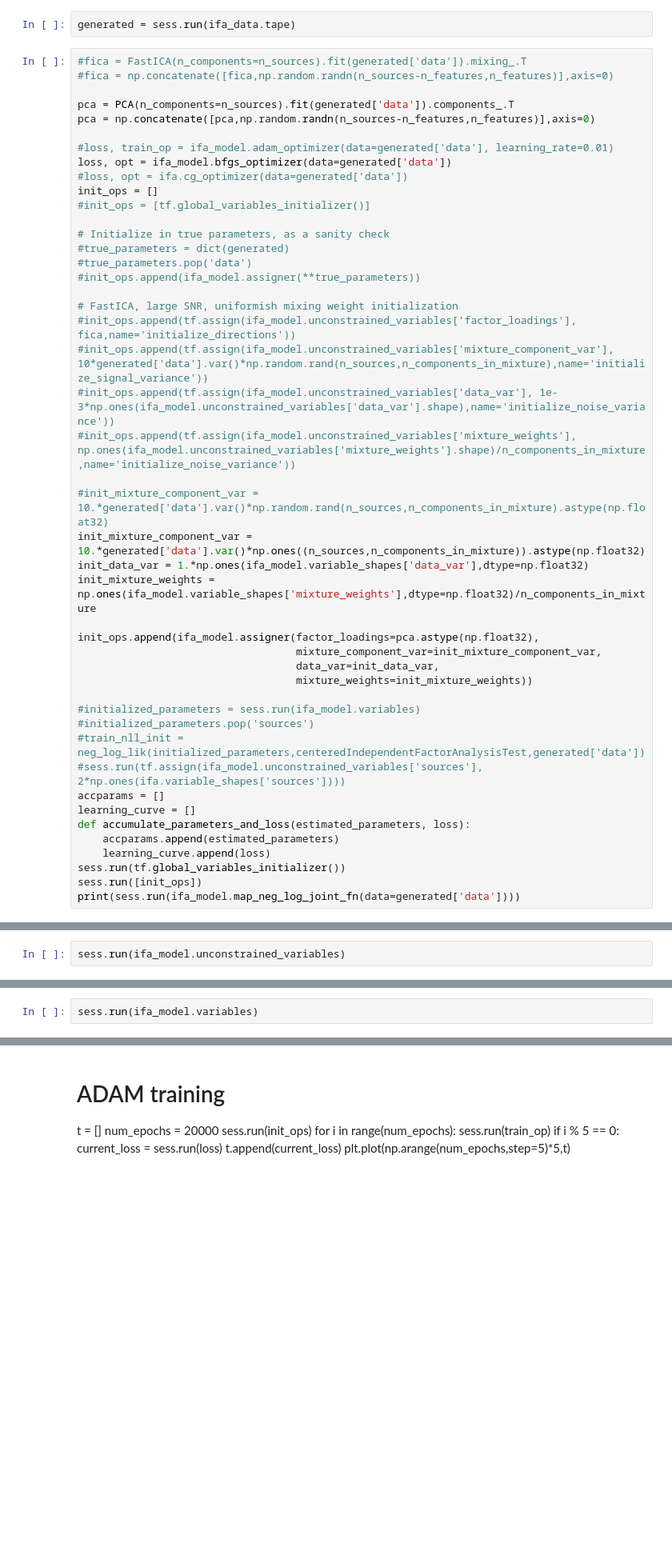
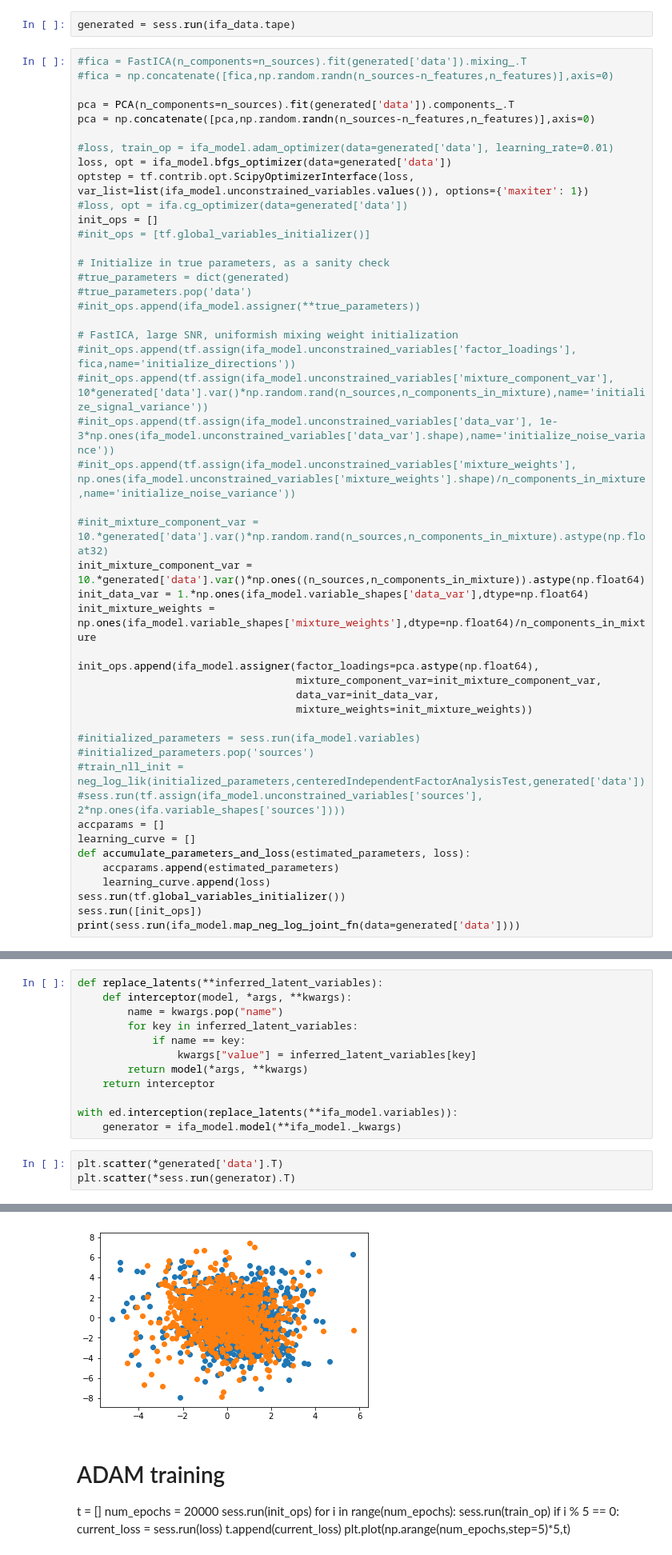
Before and after one commit to deoxyribose/FactOrCluster, a Jupyter notebook: notebooks/cifa_validation.ipynb, the cells around one changed output, grey strips where cells are left out. Shown at 80% size. Saved outputs shown, nothing was run; the diff lists cells and outputs as text; blank space fills up the shorter version.

Commit message:
Replaced test functions with an interceptor function in mapper

```diff
--- a/notebooks/cifa_validation.ipynb
+++ b/notebooks/cifa_validation.ipynb
@@ -46,6 +45,7 @@ pca = np.concatenate([pca,np.random.randn(n_sources-n_features,n_features)],axis
 
 #loss, train_op = ifa_model.adam_optimizer(data=generated['data'], learning_rate=0.01)
 loss, opt = ifa_model.bfgs_optimizer(data=generated['data'])
+optstep = tf.contrib.opt.ScipyOptimizerInterface(loss, var_list=list(ifa_model.unconstrained_variables.values()), options={'maxiter': 1})
 #loss, opt = ifa.cg_optimizer(data=generated['data'])
 init_ops = []
 #init_ops = [tf.global_variables_initializer()]
@@ -62,11 +62,11 @@ init_ops = []
 #init_ops.append(tf.assign(ifa_model.unconstrained_variables['mixture_weights'], np.ones(ifa_model.unconstrained_variables['mixture_weights'].shape)/n_components_in_mixture,name='initialize_noise_variance'))
 
 #init_mixture_component_var = 10.*generated['data'].var()*np.random.rand(n_sources,n_components_in_mixture).astype(np.float32)
-init_mixture_component_var = 10.*generated['data'].var()*np.ones((n_sources,n_components_in_mixture)).astype(np.float32)
-init_data_var = 1.*np.ones(ifa_model.variable_shapes['data_var'],dtype=np.float32)
-init_mixture_weights = np.ones(ifa_model.variable_shapes['mixture_weights'],dtype=np.float32)/n_components_in_mixture
+init_mixture_component_var = 10.*generated['data'].var()*np.ones((n_sources,n_components_in_mixture)).astype(np.float64)
+init_data_var = 1.*np.ones(ifa_model.variable_shapes['data_var'],dtype=np.float64)
+init_mixture_weights = np.ones(ifa_model.variable_shapes['mixture_weights'],dtype=np.float64)/n_components_in_mixture
 
-init_ops.append(ifa_model.assigner(factor_loadings=pca.astype(np.float32),
+init_ops.append(ifa_model.assigner(factor_loadings=pca.astype(np.float64),
                                    mixture_component_var=init_mixture_component_var,
                                    data_var=init_data_var,
                                    mixture_weights=init_mixture_weights))
@@ -88,2 +87,0 @@ print(sess.run(ifa_model.map_neg_log_joint_fn(data=generated['data'])))
-# %%
-sess.run(ifa_model.unconstrained_variables)
@@ -96,2 +87,0 @@ sess.run(ifa_model.unconstrained_variables)
-# %%
-sess.run(ifa_model.variables)
@@ -113,0 +127,16 @@ INFO:tensorflow:Optimization terminated with:
+# %%
+def replace_latents(**inferred_latent_variables):
+    def interceptor(model, *args, **kwargs):
+        name = kwargs.pop("name")
+        for key in inferred_latent_variables:
+            if name == key:
+                kwargs["value"] = inferred_latent_variables[key]
+        return model(*args, **kwargs)
+    return interceptor
+
+with ed.interception(replace_latents(**ifa_model.variables)):
+    generator = ifa_model.model(**ifa_model._kwargs)
+# %%
+plt.scatter(*generated['data'].T)
+plt.scatter(*sess.run(generator).T)
+# %% [output]
@@ -114,3 +144,4 @@ INFO:tensorflow:Optimization terminated with:
+[figure, added]
 # %% [markdown]
 # ADAM training
 t = []
```
Also changed, not shown: parts of 15 cells of this notebook, 3 other files.
